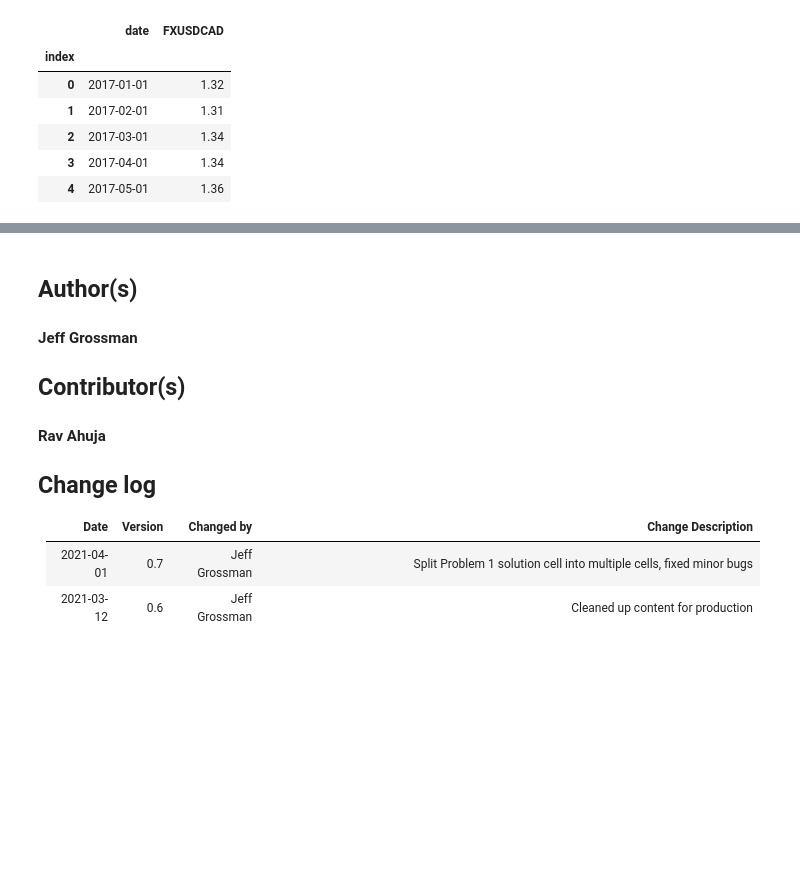
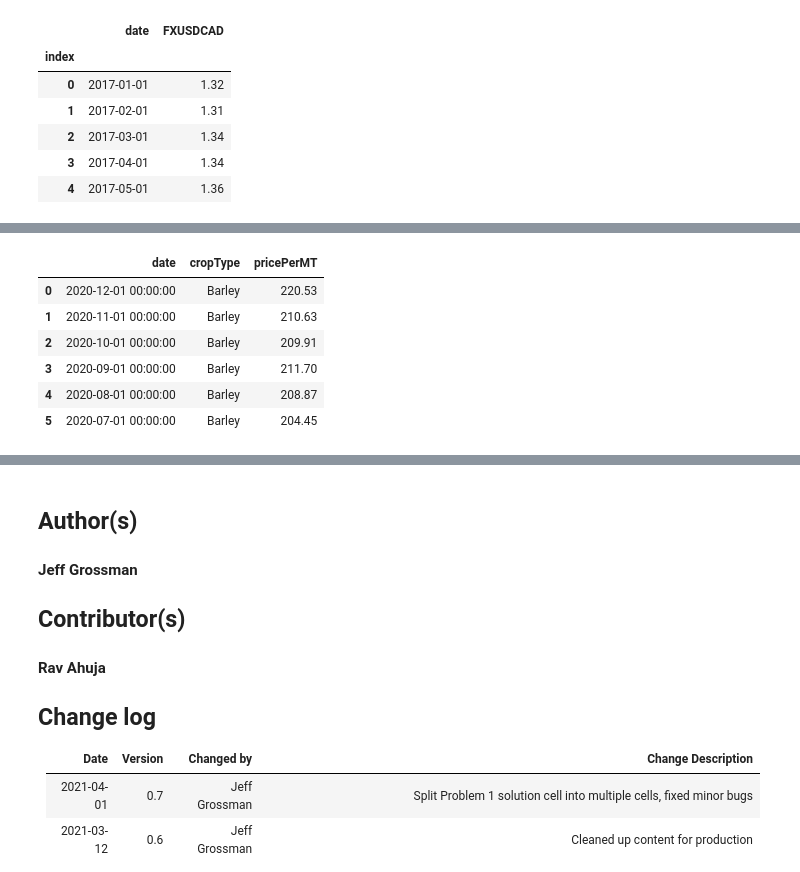
Before and after one commit to dennislamcv1/IBMDExcel-R, a Jupyter notebook: SQL for Data Science with R/SQL-for-DS-Using-Python-Peer-Assignment-Notebook.ipynb, the cells around one changed output, grey strips where cells are left out. Drawn from its saved outputs; the diff is of its cells as text; code cells hidden in the pictures; blank space fills up the shorter version.

```diff
--- a/SQL for Data Science with R/SQL-for-DS-Using-Python-Peer-Assignment-Notebook.ipynb
+++ b/SQL for Data Science with R/SQL-for-DS-Using-Python-Peer-Assignment-Notebook.ipynb
@@ -581,3 +827,18 @@ monthlyfx.head()
+# %%
+pd.read_sql_query('SELECT a.date, a.cropType, a.priceperMT \
+                   FROM Farmprices AS a, Monthlyfx AS b\
+                   WHERE a.GEO = "Saskatchewan" AND a.date=b.date\
+                   GROUP BY a.date\
+                   ORDER BY a.date DESC \
+                   LIMIT 6;', db)
+# %% [output]
+|  | date | cropType | pricePerMT |
+| 0 | 2020-12-01 00:00:00 | Barley | 220.53 |
+| 1 | 2020-11-01 00:00:00 | Barley | 210.63 |
+| 2 | 2020-10-01 00:00:00 | Barley | 209.91 |
+| 3 | 2020-09-01 00:00:00 | Barley | 211.70 |
+| 4 | 2020-08-01 00:00:00 | Barley | 208.87 |
+| 5 | 2020-07-01 00:00:00 | Barley | 204.45 |
 # %%
 canola = farmprice[farmprice["cropType"] == "Canola"]
 # %%
```
Also changed, not shown: parts of 45 cells of this notebook.
